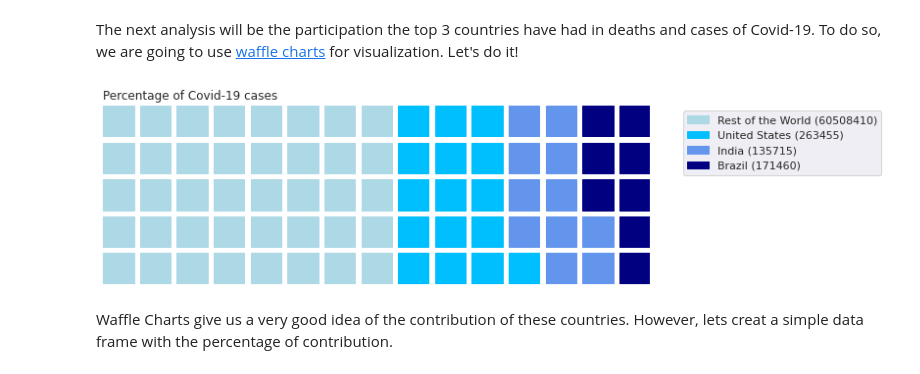
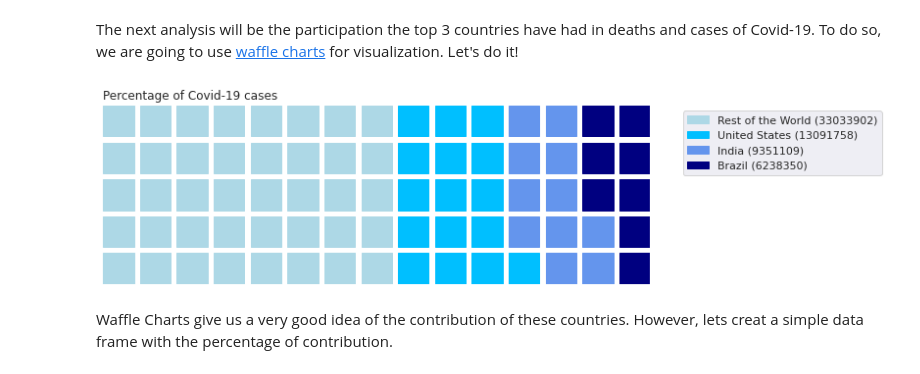
Before and after one commit to JoaoSiqueiraDS/DS_Days, a Jupyter notebook: COVID.ipynb, the cells around one changed output. Drawn from its saved outputs; the diff is of its cells as text; code cells hidden in the pictures.

```diff
--- a/COVID.ipynb
+++ b/COVID.ipynb
@@ -361,7 +361,7 @@ from pywaffle import Waffle
 
 world = df.loc[df.location=="World"]
 total_cases_world = world["total_cases"].max()
-total_deaths_world = world["total_cases"].max()
+total_deaths_world = world["total_deaths"].max()
 
 # USA
 total_cases_usa = cases_usa["total_cases"].max()
@@ -375,38 +375,38 @@ total_deaths_brazil = deaths_brazil["total_deaths"].max()
 total_cases_india = cases_india["total_cases"].max()
 total_deaths_india = deaths_india["total_deaths"].max()
 
 #Resto of the World (rotw)
 total_cases_rotw = total_cases_world - total_cases_usa - total_cases_brazil - total_cases_india
 total_deaths_rotw = total_deaths_world - total_deaths_usa - total_deaths_india - total_deaths_brazil
 
 # Creating a data frame from these information
 dfw = pd.DataFrame(data={"Countries": ["Rest of the World", "United States", "India", "Brazil"],
                    "Total Cases": [total_cases_rotw, total_cases_usa, total_cases_india, total_cases_brazil],
                    "Total Deaths": [total_deaths_rotw, total_deaths_usa, total_deaths_brazil, total_deaths_india],})
 
 # Creating the Waffle Chart - Cases
 data1 = {"Rest of the World": dfw.iloc[0,1], "United States": dfw.iloc[1,1], "India": dfw.iloc[2,1], "Brazil": dfw.iloc[3,1]}
 fig = plt.figure(
                 FigureClass=Waffle,
                  rows = 5,
                  columns = 15,
                  figsize = (10,5),
                  colors = ["#ADD8E6", "#00BFFF", "#6495ED", "#000080"],
-                 labels = [f"Rest of the World ({int(total_deaths_rotw)})",
-                                    f"United States ({int(total_deaths_usa)})",
-                                    f"India ({int(total_deaths_india)})",
-                                    f"Brazil ({int(total_deaths_brazil)})"],
+                 labels = [f"Rest of the World ({int(total_cases_rotw)})",
+                                    f"United States ({int(total_cases_usa)})",
+                                    f"India ({int(total_cases_india)})",
+                                    f"Brazil ({int(total_cases_brazil)})"],
                  title={"label":"Percentage of Covid-19 cases", "loc":"left"},
                  values=data1,
                  legend={"loc": "upper left",'bbox_to_anchor': (1.05, 1)},
 
                  )
 fig.set_tight_layout(False)
 plt.show()
 
 #
 # %% [output]
-[figure, old version]
+[figure, new version]
 # %% [markdown]
 Waffle Charts give us a very good idea of the contribution of these countries. However, lets creat a simple data frame with the percentage of contribution.
 # %%
```
Also changed, not shown: parts of 22 cells of this notebook.
